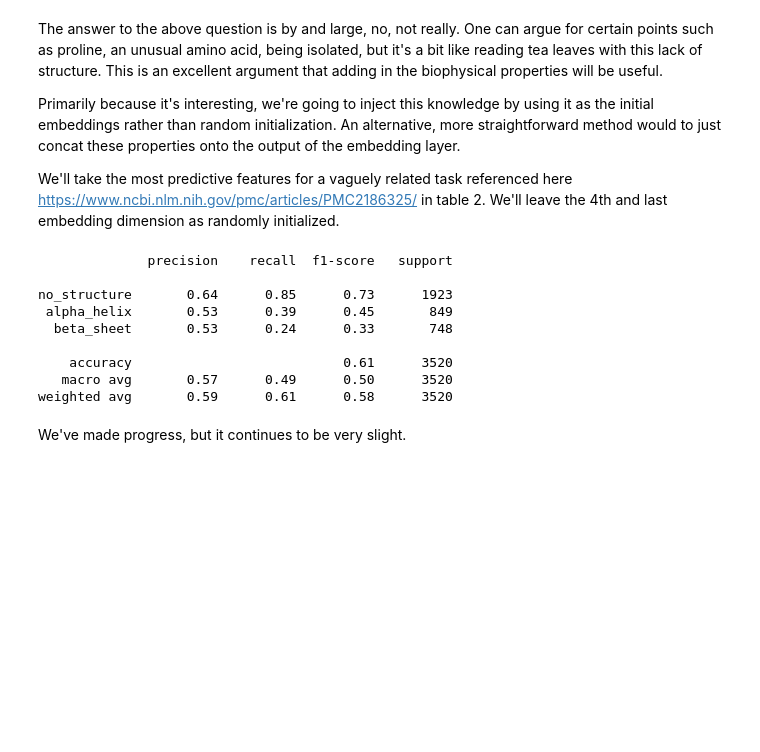
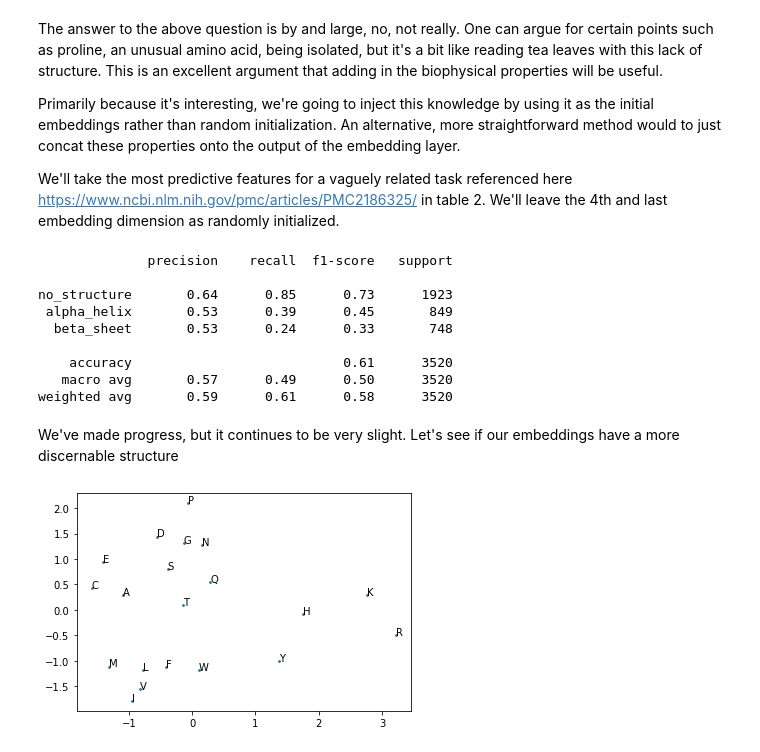
Before and after one commit to pcummer/deep_learning_short_projects, a Jupyter notebook: Protein_folding_exploration.ipynb, the cells around one changed output. Saved outputs shown, nothing was run; the diff lists cells and outputs as text; code cells hidden in the pictures; blank space fills up the shorter version.

```diff
--- a/Protein_folding_exploration.ipynb
+++ b/Protein_folding_exploration.ipynb
@@ -287,4 +285,20 @@ no_structure       0.64      0.85      0.73      1923
    macro avg       0.57      0.49      0.50      3520
 weighted avg       0.59      0.61      0.58      3520
 # %% [markdown]
-We've made progress, but it continues to be very slight.
+We've made progress, but it continues to be very slight. Let's see if our embeddings have a more discernable structure
+# %%
+from sklearn.decomposition import PCA
+
+# Use a pca (primary component analysis) to reduce the dimensionality for visual inspection
+pca = PCA(2)
+embedding_array = model.layers[0].get_weights()[0]
+embedding_2d = pca.fit_transform(embedding_array)
+
+import matplotlib.pyplot as plt
+
+# plot the embedding for each amino acid
+plt.scatter(embedding_2d[:, 0], embedding_2d[:, 1], s=3)
+for key in amino_acid_to_index:
+  plt.annotate(key, (embedding_2d[amino_acid_to_index[key], 0], embedding_2d[amino_acid_to_index[key], 1]))
+# %% [output]
+[figure, added]
```
Also changed, not shown: parts of 7 cells of this notebook.
